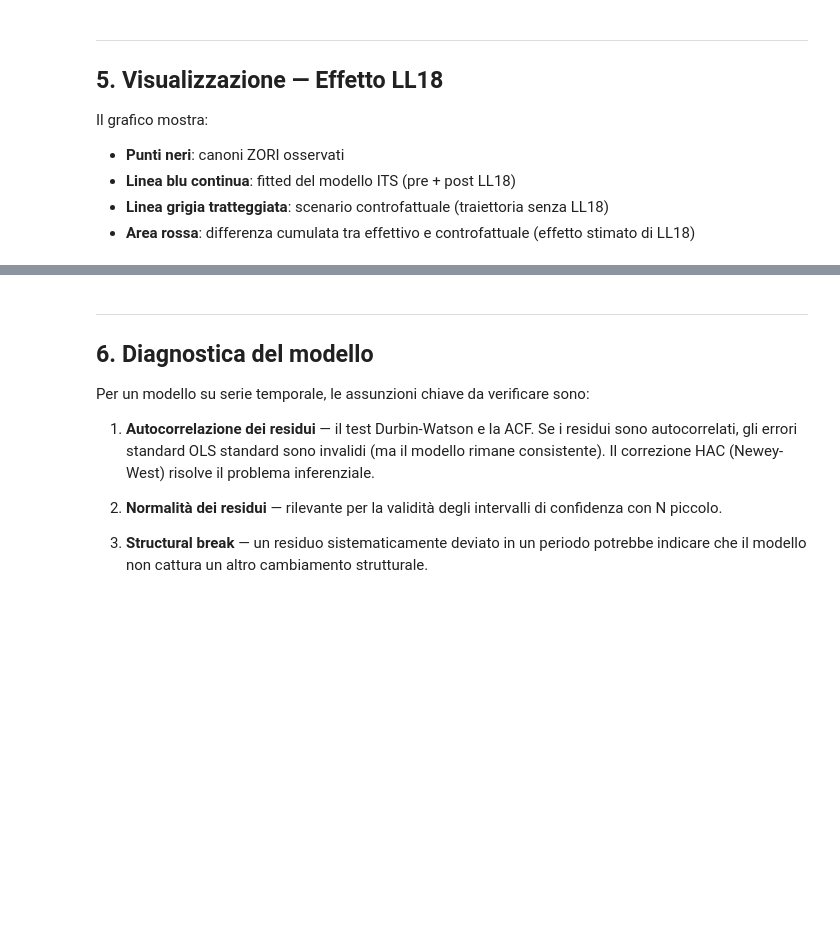
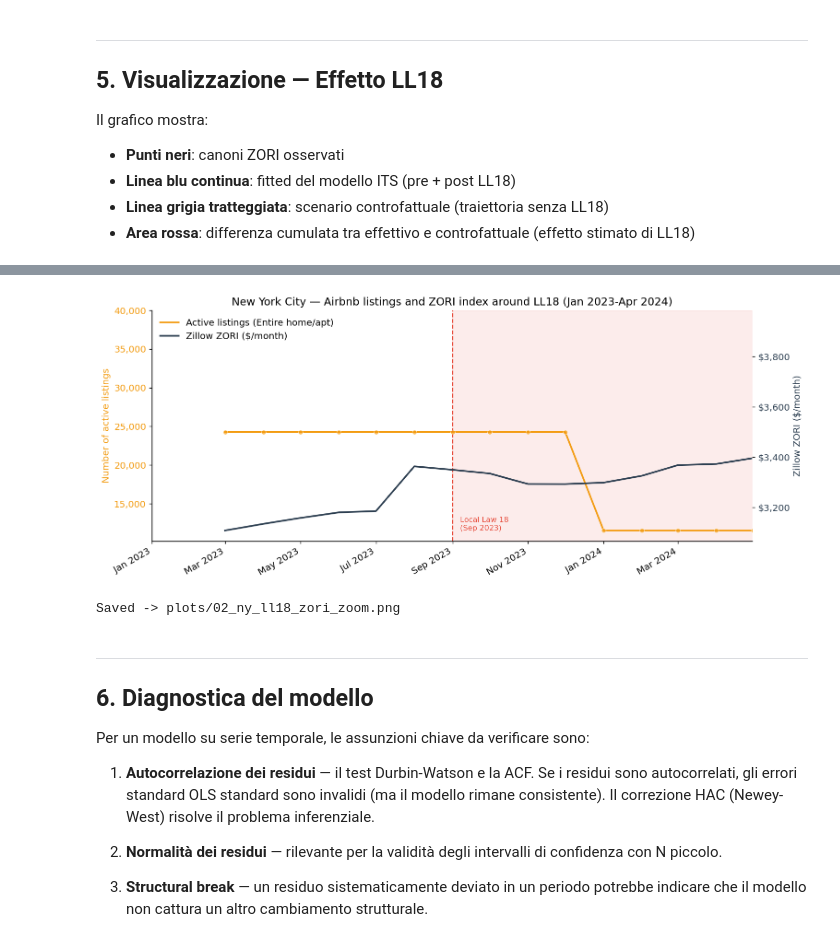
Before and after one commit to Gloreti03/AirBnB-effect-study-with-ARIMAX-model, a Jupyter notebook: 02_its_new_york.ipynb, the cells around one changed output, grey strips where cells are left out. Saved outputs shown, nothing was run; the diff lists cells and outputs as text; code cells hidden in the pictures; blank space fills up the shorter version.

```diff
--- a/02_its_new_york.ipynb
+++ b/02_its_new_york.ipynb
@@ -629,3 +629,58 @@ N mesi post-LL18 nel sample: 27
+# %%
+# Zoomed view around LL18: Jan 2023 to Apr 2024
+# This focuses on the pre-trend, the intervention, and the first post-LL18 months.
+# Self-contained so it works even if the plotting setup cell has not been run yet.
+import os
+if 'COLORS' not in globals():
+    COLORS = {
+        'Roma':     '#e74c3c',
+        'Milano':   '#3498db',
+        'Firenze':  '#2ecc71',
+        'New York': '#f39c12',
+    }
+if 'PLOT_DIR' not in globals():
+    PLOT_DIR = 'plots'
+    os.makedirs(PLOT_DIR, exist_ok=True)
+fig, ax1 = plt.subplots(figsize=(12, 5))
+
+col_ny = COLORS['New York']
+ax1.plot(panel['date'], panel['n_listings'], color=col_ny, linewidth=2, label='Active listings (Entire home/apt)')
+ax1.scatter(panel['date'], panel['n_listings'], color=col_ny, s=28, alpha=0.65, zorder=4, edgecolors='white', linewidths=0.6)
+ax1.set_ylabel('Number of active listings', color=col_ny)
+ax1.tick_params(axis='y', labelcolor=col_ny)
+ax1.yaxis.set_major_formatter(mticker.FuncFormatter(lambda x, _: f'{int(x):,}'))
+
+ax2 = ax1.twinx()
+ax2.plot(panel['date'], panel['rent'], color='#2c3e50', linewidth=2, label='Zillow ZORI ($/month)')
+ax2.set_ylabel('Zillow ZORI ($/month)', color='#2c3e50')
+ax2.tick_params(axis='y', labelcolor='#2c3e50')
+ax2.yaxis.set_major_formatter(mticker.FuncFormatter(lambda x, _: f'${int(x):,}'))
+
+ll18 = pd.Timestamp('2023-09-01')
+zoom_end = pd.Timestamp('2024-04-30')
+ax1.axvspan(ll18, zoom_end, alpha=0.10, color='#e74c3c')
+ax1.axvline(ll18, color='#e74c3c', linestyle='--', linewidth=1.3)
+
+ylim1 = ax1.get_ylim()
+ax1.text(ll18 + pd.DateOffset(days=6), ylim1[0] + (ylim1[1] - ylim1[0]) * 0.04,
+         'Local Law 18\n(Sep 2023)', fontsize=9, color='#e74c3c', va='bottom')
+
+lines1, labels1 = ax1.get_legend_handles_labels()
+lines2, labels2 = ax2.get_legend_handles_labels()
+ax1.legend(lines1 + lines2, labels1 + labels2, frameon=False, loc='upper left')
+
+ax1.set_title('New York City — Airbnb listings and ZORI index around LL18 (Jan 2023-Apr 2024)')
+ax1.set_xlim(pd.Timestamp('2023-01-01'), zoom_end)
+ax1.xaxis.set_major_formatter(mdates.DateFormatter('%b %Y'))
+ax1.xaxis.set_major_locator(mdates.MonthLocator(interval=2))
+plt.setp(ax1.xaxis.get_majorticklabels(), rotation=30, ha='right')
+plt.tight_layout()
+fig.savefig(f'{PLOT_DIR}/02_ny_ll18_zori_zoom.png', bbox_inches='tight')
+plt.show()
+print('Saved -> plots/02_ny_ll18_zori_zoom.png')
+# %% [output]
+[figure, added]
+Saved -> plots/02_ny_ll18_zori_zoom.png
 # %% [markdown]
 ---
 
```
Also changed, not shown: parts of 4 cells of this notebook, 19 other files.
